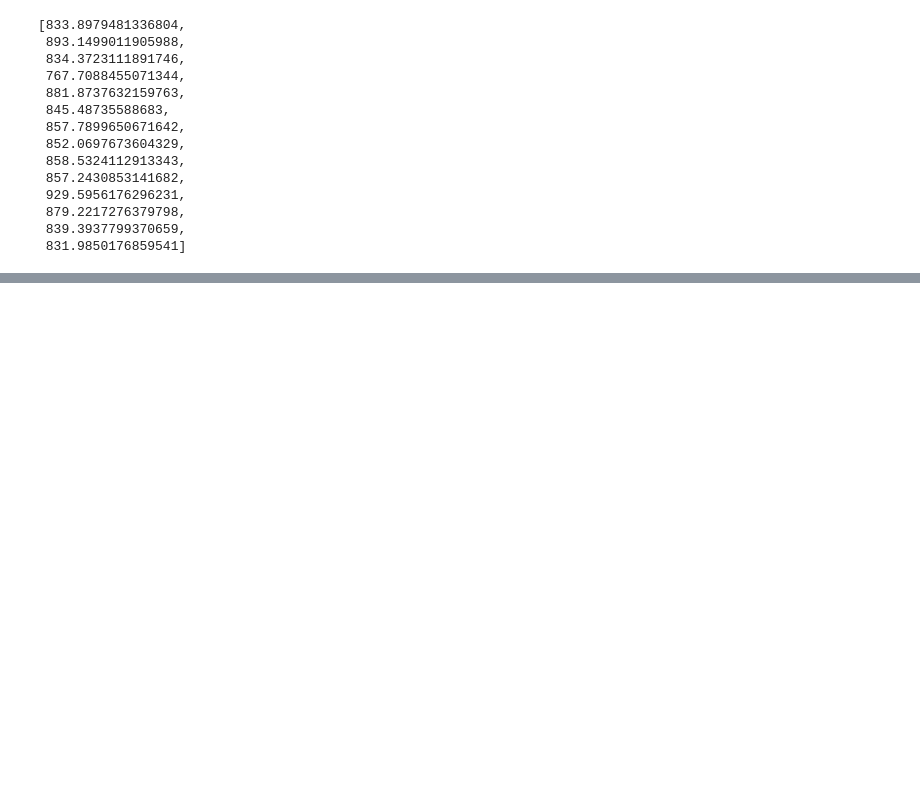
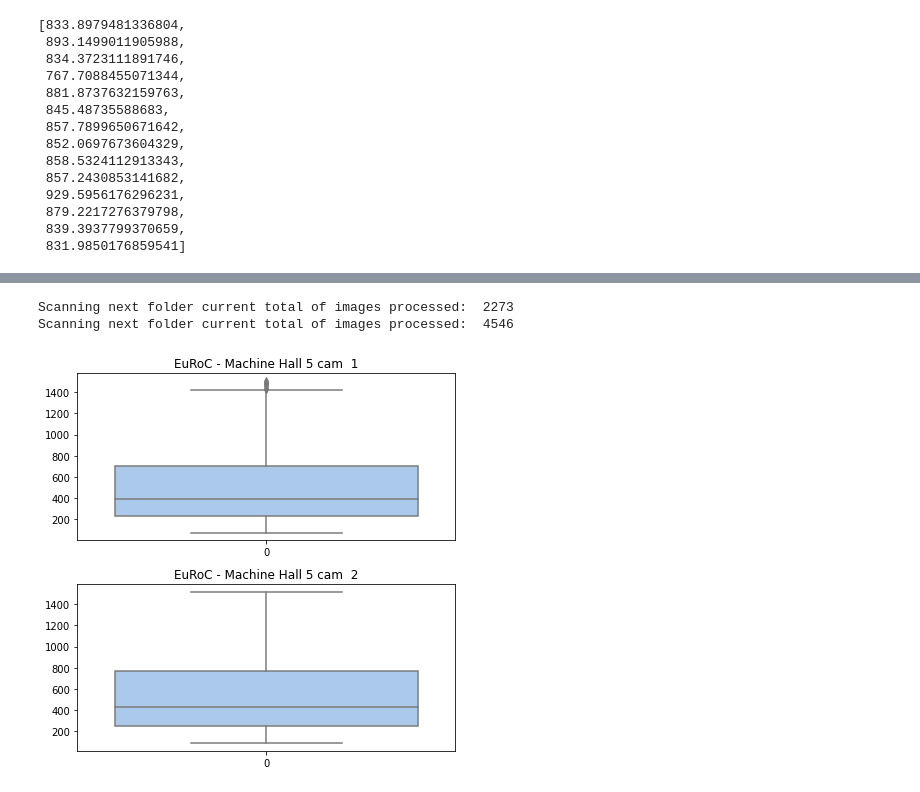
Before and after one commit to tobsthetobs/bsc-dataset-metrics, a Jupyter notebook: notebooks/motion_blur_metric_idea.ipynb, the cells around one changed output, grey strips where cells are left out. Saved outputs shown, nothing was run; the diff lists cells and outputs as text; code cells hidden in the pictures; blank space fills up the shorter version.

Commit message:
Week 8 - Laptop
Might need to rerun some notebooks as laptop does not have all datasets as desktop does.

```diff
--- a/notebooks/motion_blur_metric_idea.ipynb
+++ b/notebooks/motion_blur_metric_idea.ipynb
@@ -84,0 +84,8 @@ imshow(saved, cmap="binary")
+# %%
+# can run through machine hall 5 (EuRoC) using this function
+mb_euroc_mh5 = mb.load_euroc_dataset(True)
+dp.create_mb_boxplot(mb_euroc_mh5, "EuRoC - Machine Hall 5 cam")
+# %% [output]
+Scanning next folder current total of images processed:  2273
+Scanning next folder current total of images processed:  4546
+[figure, added]
```
Also changed, not shown: parts of 4 cells of this notebook, 2 other files.
